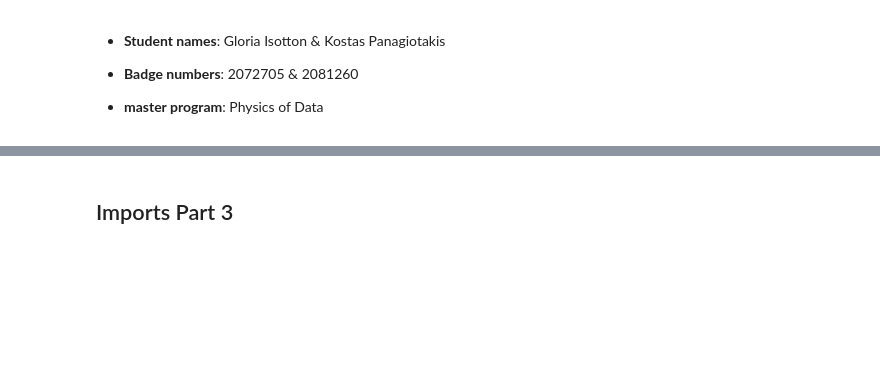
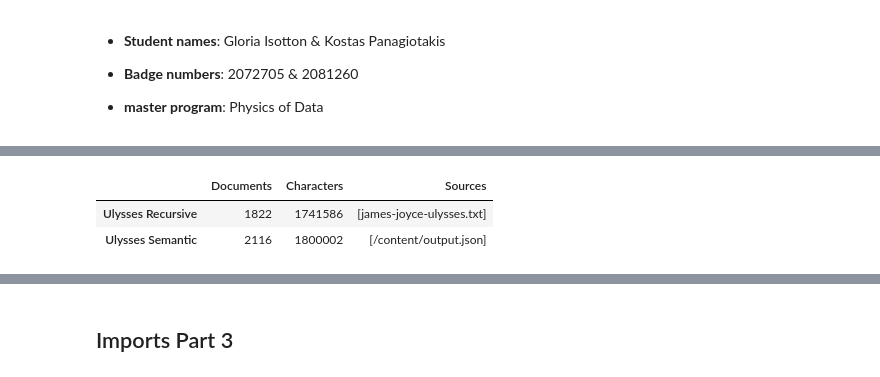
Before and after one commit to kostas-panagiotakis/NLP, a Jupyter notebook: Joyce_RAG_Project.ipynb, the cells around one changed output, grey strips where cells are left out. Cells and saved outputs as stored; diff of their text form; code cells hidden in the pictures; blank space fills up the shorter version.

```diff
--- a/Joyce_RAG_Project.ipynb
+++ b/Joyce_RAG_Project.ipynb
@@ -364,0 +458,13 @@ More information on this model can be found [here](https://huggingface.co/meta-l
+# %%
+# Calculate statistics for each dataset
+ulysses_recursive_stats = doc_stat(ulysses_recursive)
+ulysses_semantic_stats = doc_stat(ulysses_semantic)
+# %%
+# Create DataFrames
+doc_df = pd.DataFrame([ulysses_recursive_stats, ulysses_semantic_stats], \
+                      index=['Ulysses Recursive', 'Ulysses Semantic'])
+doc_df
+# %% [output]
+|  | Documents | Characters | Sources |
+| Ulysses Recursive | 1822 | 1741586 | [james-joyce-ulysses.txt] |
+| Ulysses Semantic | 2116 | 1800002 | [/content/output.json] |
```
Also changed, not shown: parts of 165 cells of this notebook.
